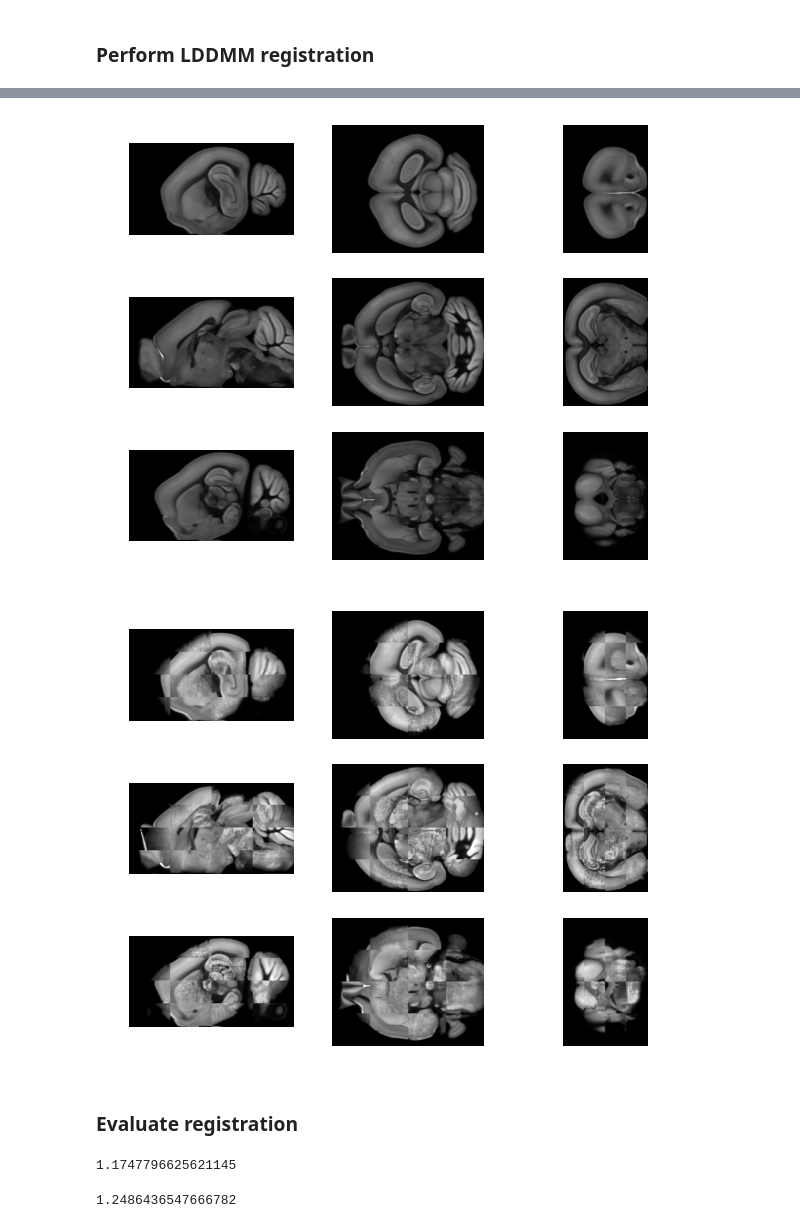
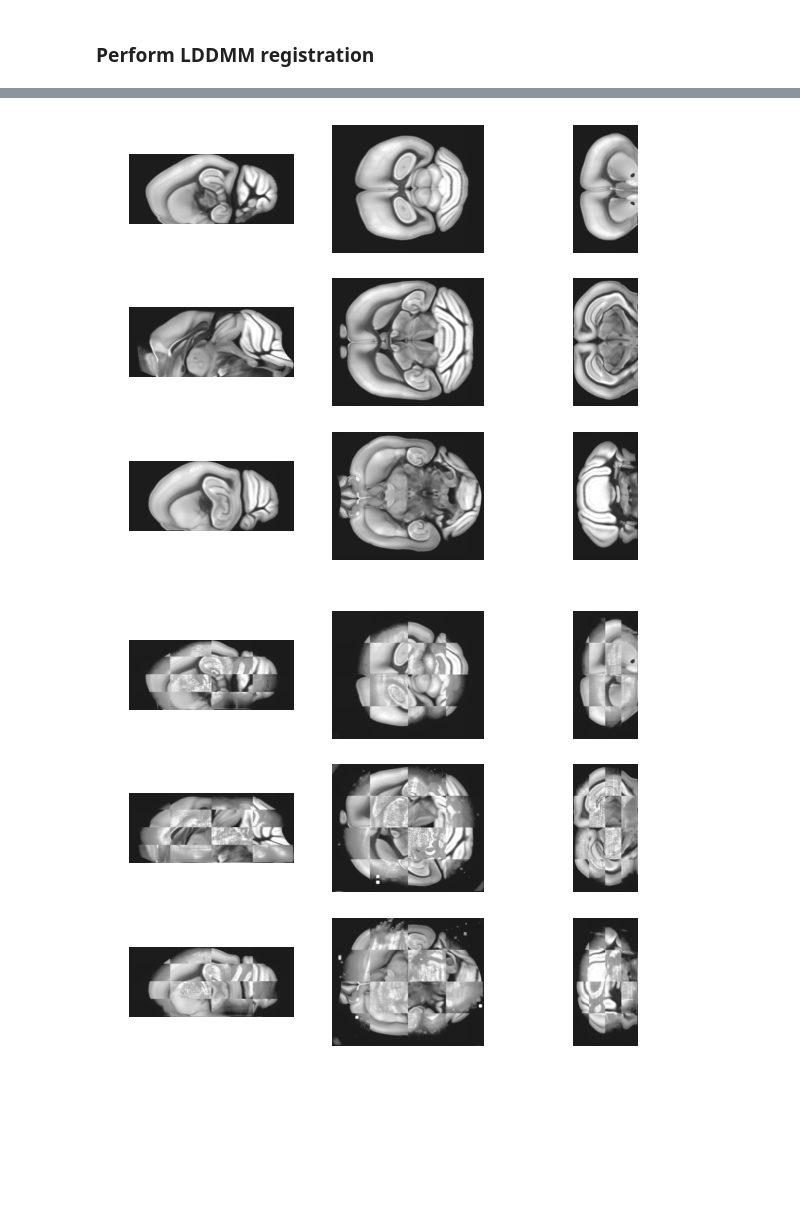
Before and after one commit to neurodata/ndreg, a Jupyter notebook: Registration package test.ipynb, the cells around one changed output, grey strips where cells are left out. Saved outputs shown, nothing was run; the diff lists cells and outputs as text; code cells hidden in the pictures; blank space fills up the shorter version.

```diff
--- a/Registration package test.ipynb
+++ b/Registration package test.ipynb
@@ -58,0 +98,4 @@ plt.show()
+# %%
+mask_sitk = sitk.GetImageFromArray(mask)
+mask_sitk.CopyInformation(img)
+ndreg.imgShow(mask_sitk)
@@ -59,5 +104,6 @@ plt.show()
 # %% [markdown]
 ### Step 6: Correct Bias field
 # %%
-img_bias_corrected = preprocessor.correct_bias_field(scale=0.25)
+img_bias_corrected = preprocessor.correct_bias_field(img, mask=mask_sitk, scale=0.25, spline_order=3,
+                                                     niters=[50, 50, 50], num_control_pts=[6, 6, 5])
 # %%
@@ -82,0 +119,3 @@ registerer = Registerer(atlas, img_p, "ASR", "LPS")
+# %%
+registerer = Registerer(atlas, img_bias_corrected, "PIR", "LPI")
+# registerer = Registerer(atlas, img, "ASR", "ASR")
@@ -133,10 +463,12 @@ Time = 501.282s (8.3547m)
+# %%
+atlas_lddmm_c = ndreg.imgApplyField(registerer.source_affine, registerer.field,
+                                    size=registerer.target_reoriented.GetSize(),
+                                    spacing=registerer.target_reoriented.GetSpacing())
 # %%
-ndreg.imgShow(atlas_lddmm)
+ndreg.imgShow(atlas_lddmm_c, vmax=1)
 # %% [output]
-[figure, old version]
+[figure, new version]
 # %%
-ndreg.imgShow(ndreg.imgChecker(registerer.target_reoriented, atlas_lddmm), vmax=300)
+ndreg.imgShow(ndreg.imgChecker(registerer.target_reoriented, atlas_lddmm_c), vmax=1)
 # %% [output]
-[figure, old version]
+[figure, new version]
-# %% [markdown]
-### Evaluate registration
@@ -147,8 +474,0 @@ mse_lddmm = registerer.evaluate_lddmm_registration('../Manual Fiducials/Control9
-# %%
-np.mean(mse_lddmm)
-# %% [output]
-1.1747796625621145
-# %%
-np.median(mse_lddmm)
-# %% [output]
-1.2486436547666782
```
Also changed, not shown: parts of 80 cells of this notebook, 2 other files.
